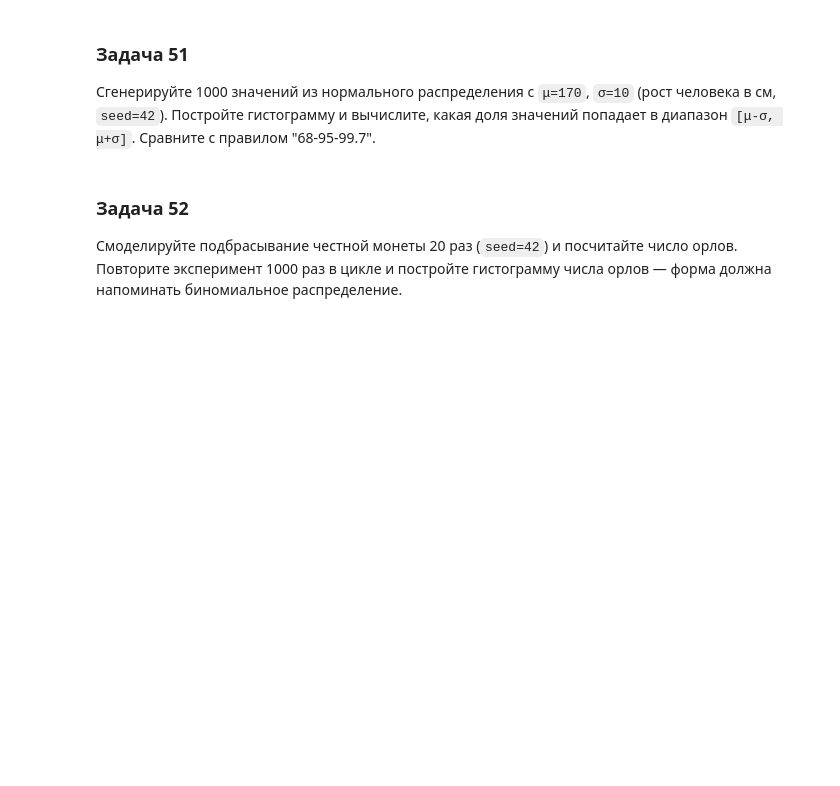
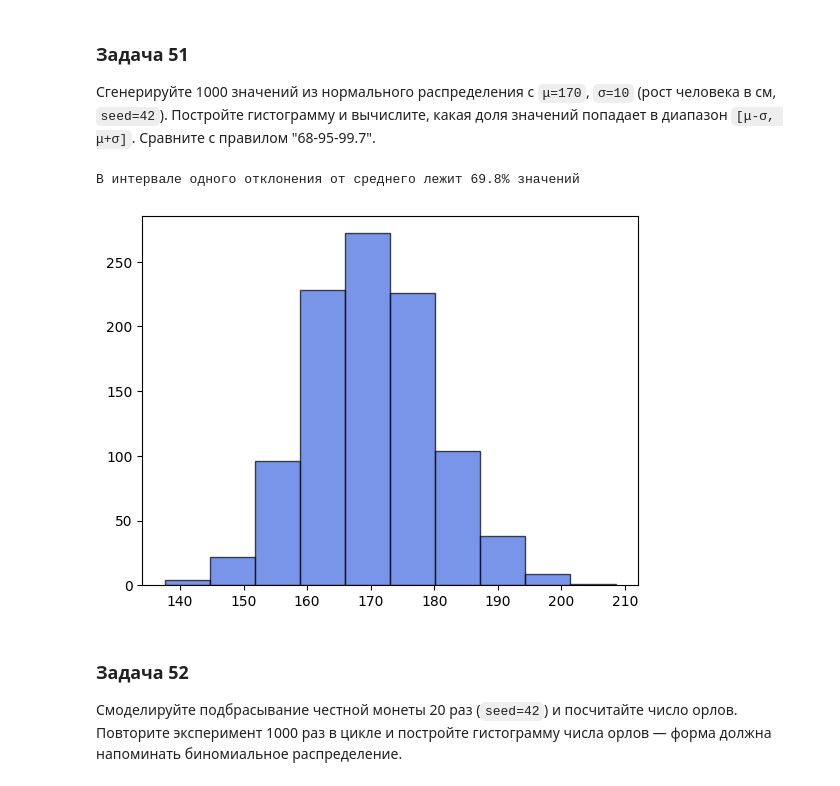
Before and after one commit to dshayderov/ml-learning-journal, a Jupyter notebook: 0.0-prerequisites/0.0-math-problem-set.ipynb, the cells around one changed output. Saved outputs shown, nothing was run; the diff lists cells and outputs as text; code cells hidden in the pictures; blank space fills up the shorter version.

```diff
--- a/0.0-prerequisites/0.0-math-problem-set.ipynb
+++ b/0.0-prerequisites/0.0-math-problem-set.ipynb
@@ -1175,7 +1259,25 @@ w1*2 + w2*3 = 9.999999999999998
 
 Сгенерируйте 1000 значений из нормального распределения с `μ=170`, `σ=10` (рост человека в см, `seed=42`). Постройте гистограмму и вычислите, какая доля значений попадает в диапазон `[μ-σ, μ+σ]`. Сравните с правилом "68-95-99.7".
 # %%
-# Ваше решение здесь
+np.random.seed(42)
+
+# Параметры генерации
+n = 1000
+mean = 170
+var = 10
+# Генерация значений (среднее - 170, дисперсия - 10)
+height = np.random.normal(loc=mean, scale=var, size=n)
+
+# Гистограмма
+plt.hist(height, color='royalblue', edgecolor='black', alpha=0.7)
+
+# Подсчет значений в интервале [μ-σ, μ+σ]
+count = np.sum((height >= mean - var) & (height <= mean + var))
+percent = (count / n) * 100
+print(f"В интервале одного отклонения от среднего лежит {percent}% значений")
+# %% [output]
+В интервале одного отклонения от среднего лежит 69.8% значений
+[figure, added]
 # %% [markdown]
 ### Задача 52
 
```
Also changed, not shown: parts of 20 cells of this notebook, 19 other files.
